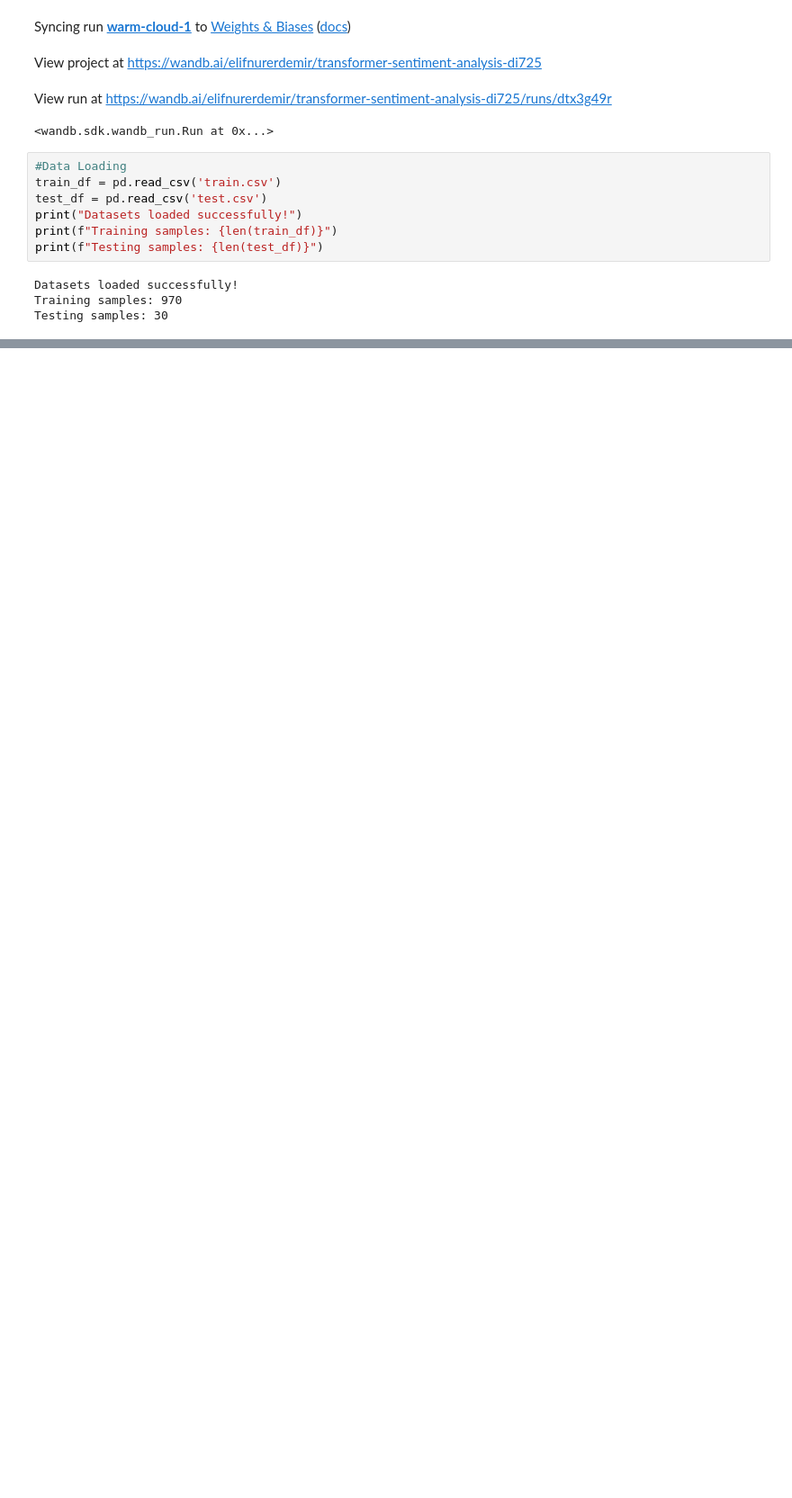
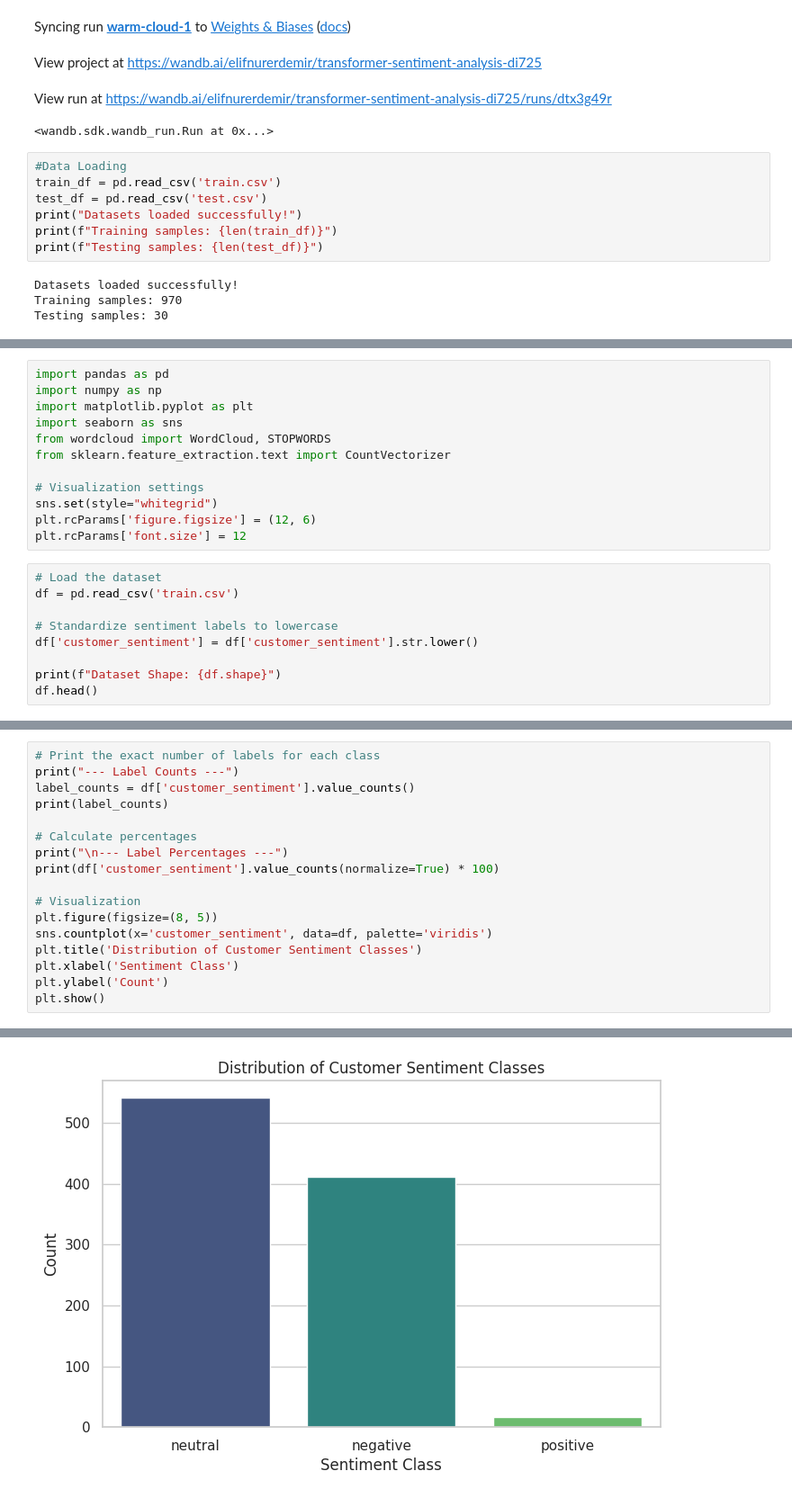
Before and after one commit to elifnurerdemir/Transformer-Customer-Service-Sentiment-Analysis, a Jupyter notebook: DI725_HW1.ipynb, the cells around one changed output, grey strips where cells are left out. Shown at 90% size. Saved outputs shown, nothing was run; the diff lists cells and outputs as text; blank space fills up the shorter version.

Commit message:
feat: add exploratory data analysis (EDA)

```diff
--- a/DI725_HW1.ipynb
+++ b/DI725_HW1.ipynb
@@ -51,0 +54,21 @@ Testing samples: 30
+# %%
+import pandas as pd
+import numpy as np
+import matplotlib.pyplot as plt
+import seaborn as sns
+from wordcloud import WordCloud, STOPWORDS
+from sklearn.feature_extraction.text import CountVectorizer
+
+# Visualization settings
+sns.set(style="whitegrid")
+plt.rcParams['figure.figsize'] = (12, 6)
+plt.rcParams['font.size'] = 12
+# %%
+# Load the dataset
+df = pd.read_csv('train.csv')
+
+# Standardize sentiment labels to lowercase
+df['customer_sentiment'] = df['customer_sentiment'].str.lower()
+
+print(f"Dataset Shape: {df.shape}")
+df.head()
@@ -51,0 +83,18 @@ Testing samples: 30
+# %%
+# Print the exact number of labels for each class
+print("--- Label Counts ---")
+label_counts = df['customer_sentiment'].value_counts()
+print(label_counts)
+
+# Calculate percentages
+print("\n--- Label Percentages ---")
+print(df['customer_sentiment'].value_counts(normalize=True) * 100)
+
+# Visualization
+plt.figure(figsize=(8, 5))
+sns.countplot(x='customer_sentiment', data=df, palette='viridis')
+plt.title('Distribution of Customer Sentiment Classes')
+plt.xlabel('Sentiment Class')
+plt.ylabel('Count')
+plt.show()
+# %% [output]
@@ -51,0 +114 @@ Testing samples: 30
+[figure, added]
```
Also changed, not shown: parts of 7 cells of this notebook.
